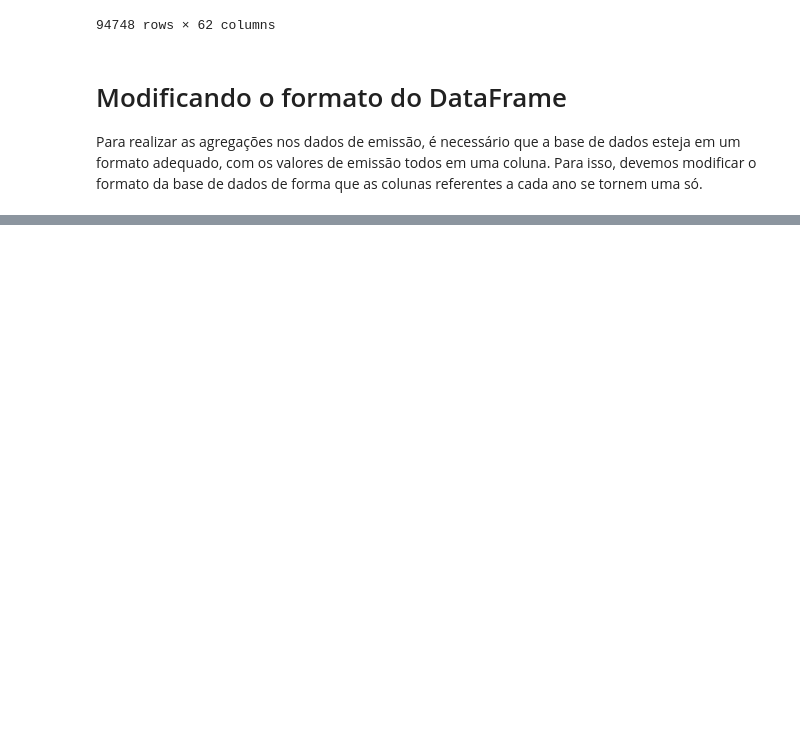
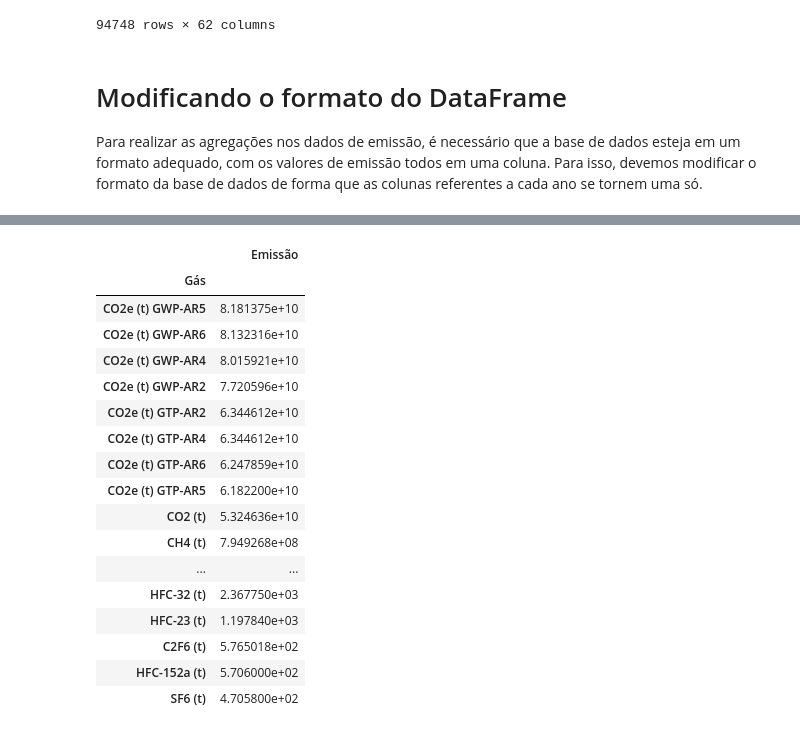
Before and after one commit to Francisco-Alfredo/data-science-statistics, a Jupyter notebook: Emissão_gases_estufa.ipynb, the cells around one changed output, grey strips where cells are left out. Saved outputs shown, nothing was run; the diff lists cells and outputs as text; code cells hidden in the pictures; blank space fills up the shorter version.

```diff
--- a/Emissão_gases_estufa.ipynb
+++ b/Emissão_gases_estufa.ipynb
@@ -175,0 +309,22 @@ Para realizar as agregações nos dados de emissão, é necessário que a base d
+# %%
+emissao_por_gas = emissoes_por_ano.groupby('Gás')[['Emissão']].sum().sort_values('Emissão', ascending = False)
+emissao_por_gas
+# %% [output]
+|  | Emissão |
+| Gás |  |
+| CO2e (t) GWP-AR5 | 8.181375e+10 |
+| CO2e (t) GWP-AR6 | 8.132316e+10 |
+| CO2e (t) GWP-AR4 | 8.015921e+10 |
+| CO2e (t) GWP-AR2 | 7.720596e+10 |
+| CO2e (t) GTP-AR2 | 6.344612e+10 |
+| CO2e (t) GTP-AR4 | 6.344612e+10 |
+| CO2e (t) GTP-AR6 | 6.247859e+10 |
+| CO2e (t) GTP-AR5 | 6.182200e+10 |
+| CO2 (t) | 5.324636e+10 |
+| CH4 (t) | 7.949268e+08 |
+| ... | ... |
+| HFC-32 (t) | 2.367750e+03 |
+| HFC-23 (t) | 1.197840e+03 |
+| C2F6 (t) | 5.765018e+02 |
+| HFC-152a (t) | 5.706000e+02 |
+| SF6 (t) | 4.705800e+02 |
```
Also changed, not shown: parts of 18 cells of this notebook.
